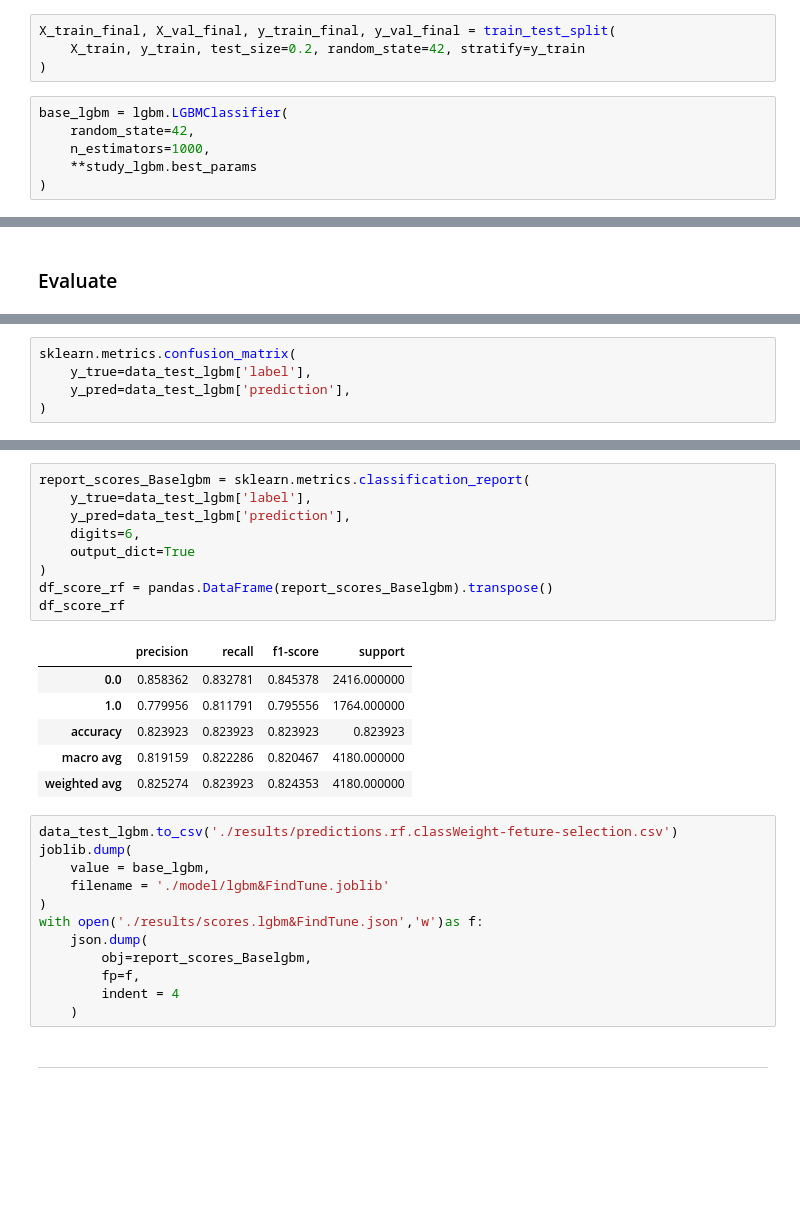
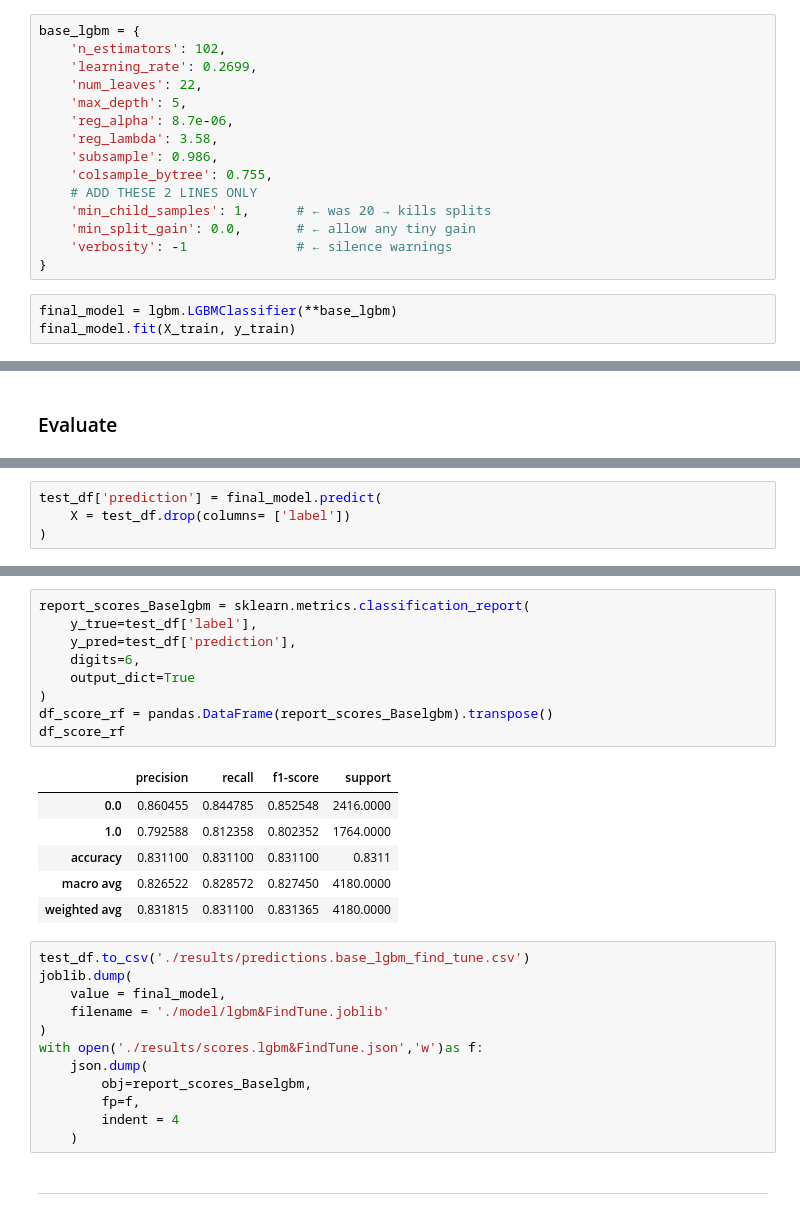
Before and after one commit to EchoOfHer/Machine-Learning, a Jupyter notebook: Machine_learning_Project/LightGBM/step4_Find-Tune.ipynb, the cells around one changed output, grey strips where cells are left out. Cells and saved outputs as stored; diff of their text form; blank space fills up the shorter version.

```diff
--- a/Machine_learning_Project/LightGBM/step4_Find-Tune.ipynb
+++ b/Machine_learning_Project/LightGBM/step4_Find-Tune.ipynb
@@ -204,10 +236,18 @@ best_parameter
 # %%
-X_train_final, X_val_final, y_train_final, y_val_final = train_test_split(
-    X_train, y_train, test_size=0.2, random_state=42, stratify=y_train
-)
+base_lgbm = {
+    'n_estimators': 102,
+    'learning_rate': 0.2699,
+    'num_leaves': 22,
+    'max_depth': 5,
+    'reg_alpha': 8.7e-06,
+    'reg_lambda': 3.58,
+    'subsample': 0.986,
+    'colsample_bytree': 0.755,
+    # ADD THESE 2 LINES ONLY
+    'min_child_samples': 1,      # ← was 20 → kills splits
+    'min_split_gain': 0.0,       # ← allow any tiny gain
+    'verbosity': -1              # ← silence warnings
+}
 # %%
-base_lgbm = lgbm.LGBMClassifier(
-    random_state=42,
-    n_estimators=1000,
-    **study_lgbm.best_params
-)
+final_model = lgbm.LGBMClassifier(**base_lgbm)
+final_model.fit(X_train, y_train)
@@ -251,5 +305,4 @@ data_test_lgbm.head(10)
 # %%
-sklearn.metrics.confusion_matrix(
-    y_true=data_test_lgbm['label'],
-    y_pred=data_test_lgbm['prediction'],
+test_df['prediction'] = final_model.predict(
+    X = test_df.drop(columns= ['label'])
 )
@@ -259,23 +335,23 @@ array([[2012,  404],
 # %%
 report_scores_Baselgbm = sklearn.metrics.classification_report(
-    y_true=data_test_lgbm['label'],
-    y_pred=data_test_lgbm['prediction'],
+    y_true=test_df['label'],
+    y_pred=test_df['prediction'],
     digits=6,
     output_dict=True
 )
 df_score_rf = pandas.DataFrame(report_scores_Baselgbm).transpose()
 df_score_rf
 # %% [output]
 |  | precision | recall | f1-score | support |
-| 0.0 | 0.858362 | 0.832781 | 0.845378 | 2416.000000 |
-| 1.0 | 0.779956 | 0.811791 | 0.795556 | 1764.000000 |
-| accuracy | 0.823923 | 0.823923 | 0.823923 | 0.823923 |
-| macro avg | 0.819159 | 0.822286 | 0.820467 | 4180.000000 |
-| weighted avg | 0.825274 | 0.823923 | 0.824353 | 4180.000000 |
+| 0.0 | 0.860455 | 0.844785 | 0.852548 | 2416.0000 |
+| 1.0 | 0.792588 | 0.812358 | 0.802352 | 1764.0000 |
+| accuracy | 0.831100 | 0.831100 | 0.831100 | 0.8311 |
+| macro avg | 0.826522 | 0.828572 | 0.827450 | 4180.0000 |
+| weighted avg | 0.831815 | 0.831100 | 0.831365 | 4180.0000 |
 # %%
-data_test_lgbm.to_csv('./results/predictions.rf.classWeight-feture-selection.csv')
+test_df.to_csv('./results/predictions.base_lgbm_find_tune.csv')
 joblib.dump(
-    value = base_lgbm,
+    value = final_model,
     filename = './model/lgbm&FindTune.joblib'
 )
 with open('./results/scores.lgbm&FindTune.json','w')as f:
```
Also changed, not shown: parts of 31 cells of this notebook, 13 other files.
